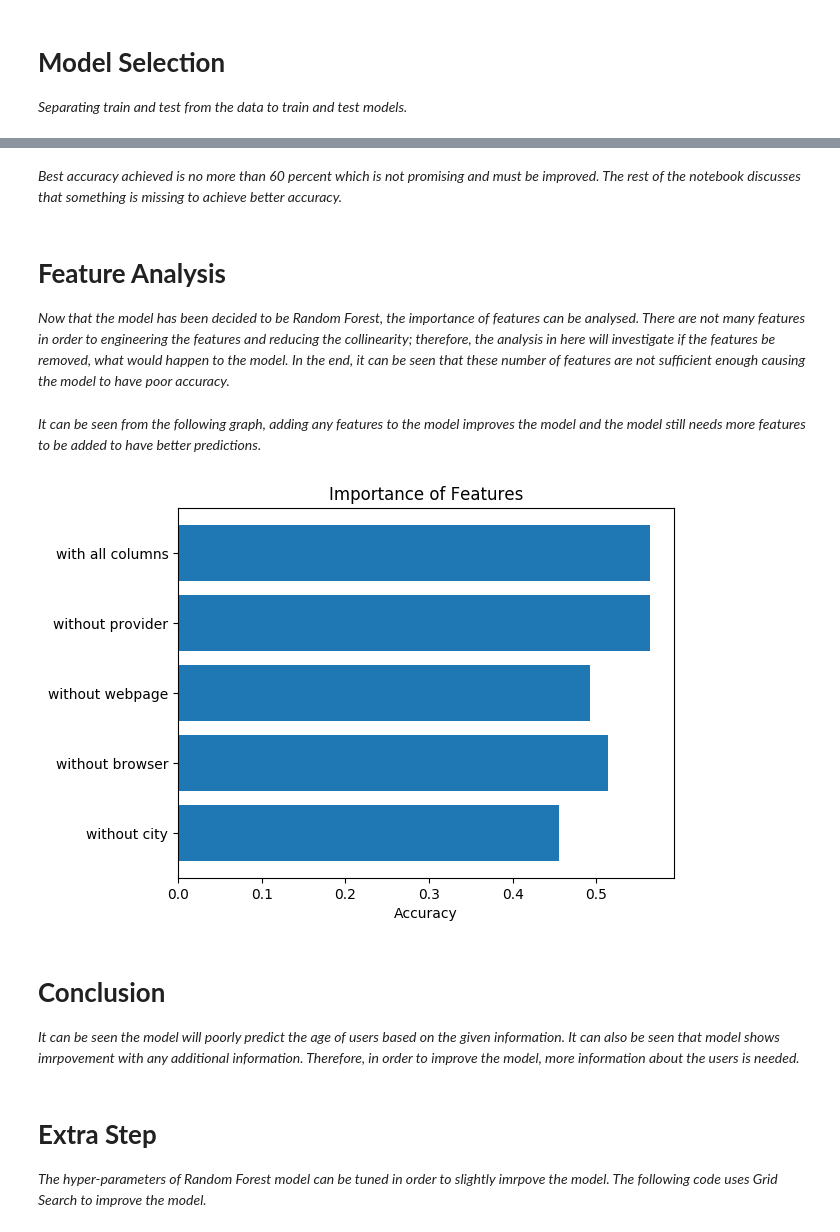
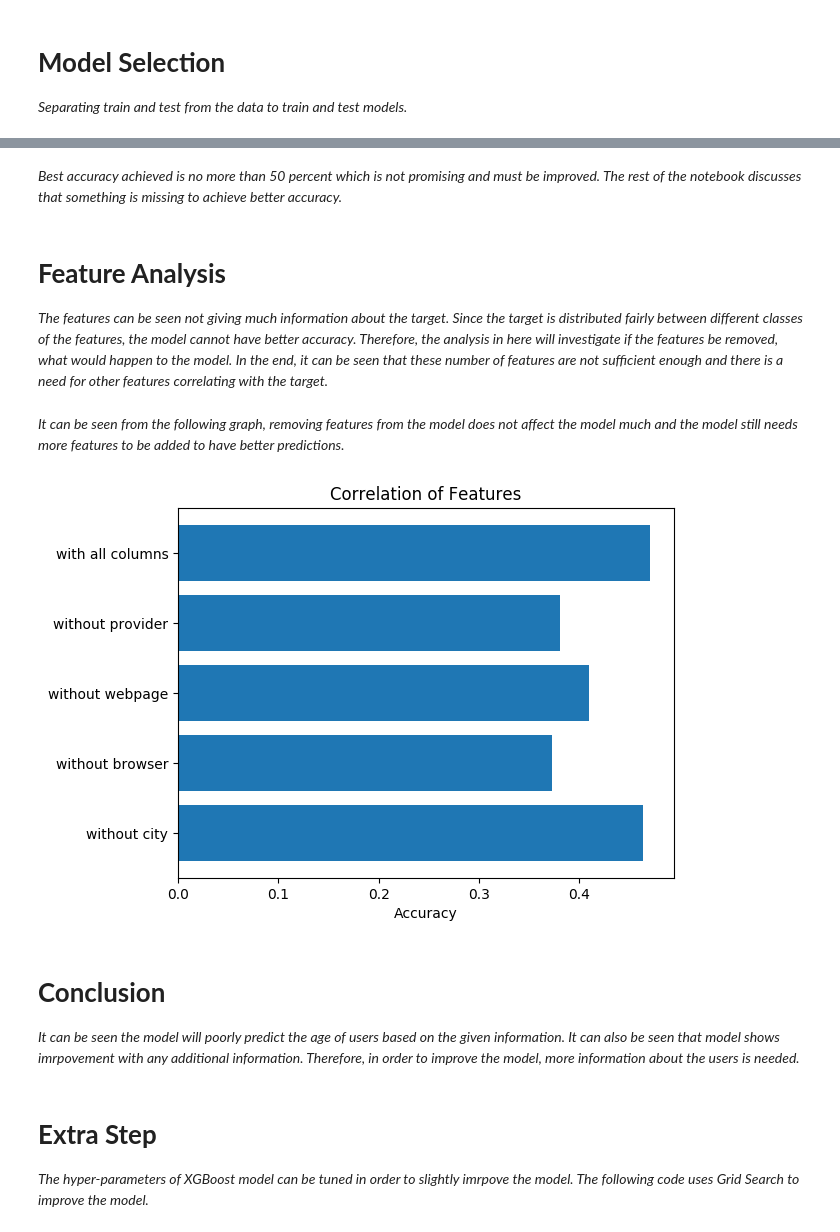
Before and after one commit to milmilkat/AgePrediction, a Jupyter notebook: Age_Prediction.ipynb, the cells around one changed output, grey strips where cells are left out. Drawn from its saved outputs; the diff is of its cells as text; code cells hidden in the pictures.

Commit message:
added analyses

```diff
--- a/Age_Prediction.ipynb
+++ b/Age_Prediction.ipynb
@@ -25,0 +28,2 @@ data = pd.read_csv('data.csv')
+# %%
+data.drop(columns= ['Unnamed: 0'], axis=1, inplace= True)
@@ -26 +32,4 @@ data = pd.read_csv('data.csv')
+# %%
+data.drop_duplicates(keep = "first", inplace = True)
+data.reset_index(drop=True, inplace=True)
 # %% [markdown]
@@ -28,5 +37,5 @@ data = pd.read_csv('data.csv')
 # %%
-data.drop(columns= ['user', 'Unnamed: 0'], axis=1, inplace= True)
+data.drop(columns= ['user'], axis=1, inplace= True)
 # %% [markdown]
 *Data consists of four feature columns including: Provider, Webpage, Browser, and City. The target is Age which is represented in 5 different age ranges. Each feature has different categories and all of the features are categorical features.*
 # %%
@@ -120,10 +129,10 @@ plt.show()
 # %% [markdown]
-*Best accuracy achieved is no more than 60 percent which is not promising and must be improved. The rest of the notebook discusses that something is missing to achieve better accuracy.*
+*Best accuracy achieved is no more than 50 percent which is not promising and must be improved. The rest of the notebook discusses that something is missing to achieve better accuracy.*
 # %% [markdown]
 # **Feature Analysis**
-*Now that the model has been decided to be Random Forest, the importance of features can be analysed. There are not many features in order to engineering the features and reducing the collinearity; therefore, the analysis in here will investigate if the features be removed, what would happen to the model. In the end, it can be seen that these number of features are not sufficient enough causing the model to have poor accuracy.*
+*The features can be seen not giving much information about the target. Since the target is distributed fairly between different classes of the features, the model cannot have better accuracy. Therefore, the analysis in here will investigate if the features be removed, what would happen to the model. In the end, it can be seen that these number of features are not sufficient enough and there is a need for other features correlating with the target.*
 # %%
-clf = RandomForestClassifier()
+clf = XGBClassifier()
 clf.fit(X_train, y_train)
 clf.score(X_test, y_test)
 # %%
@@ -151,26 +160,26 @@ for data_i in data_list:
 
 accuracies_i
 # %% [markdown]
-*It can be seen from the following graph, adding any features to the model improves the model and the model still needs more features to be added to have better predictions.*
+*It can be seen from the following graph, removing features from the model does not affect the model much and the model still needs more features to be added to have better predictions.*
 # %%
 plt.rcdefaults()
 fig, ax = plt.subplots()
 
 y_pos = np.arange(len(names))
 
 ax.barh(y_pos, accuracies_i, align='center')
 ax.set_yticks(y_pos)
 ax.set_yticklabels(names)
 ax.invert_yaxis()  # labels read top-to-bottom
 ax.set_xlabel('Accuracy')
-ax.set_title('Importance of Features')
+ax.set_title('Correlation of Features')
 
 plt.show()
 # %% [output]
-[figure, old version]
+[figure, new version]
 # %% [markdown]
 # **Conclusion**
 *It can be seen the model will poorly predict the age of users based on the given information. It can also be seen that model shows imrpovement with any additional information. Therefore, in order to improve the model, more information about the users is needed.*
 # %% [markdown]
 # **Extra Step**
-*The hyper-parameters of Random Forest model can be tuned in order to slightly imrpove the model. The following code uses Grid Search to improve the model.*
+*The hyper-parameters of XGBoost model can be tuned in order to slightly imrpove the model. The following code uses Grid Search to improve the model.*
```
Also changed, not shown: parts of 11 cells of this notebook.
